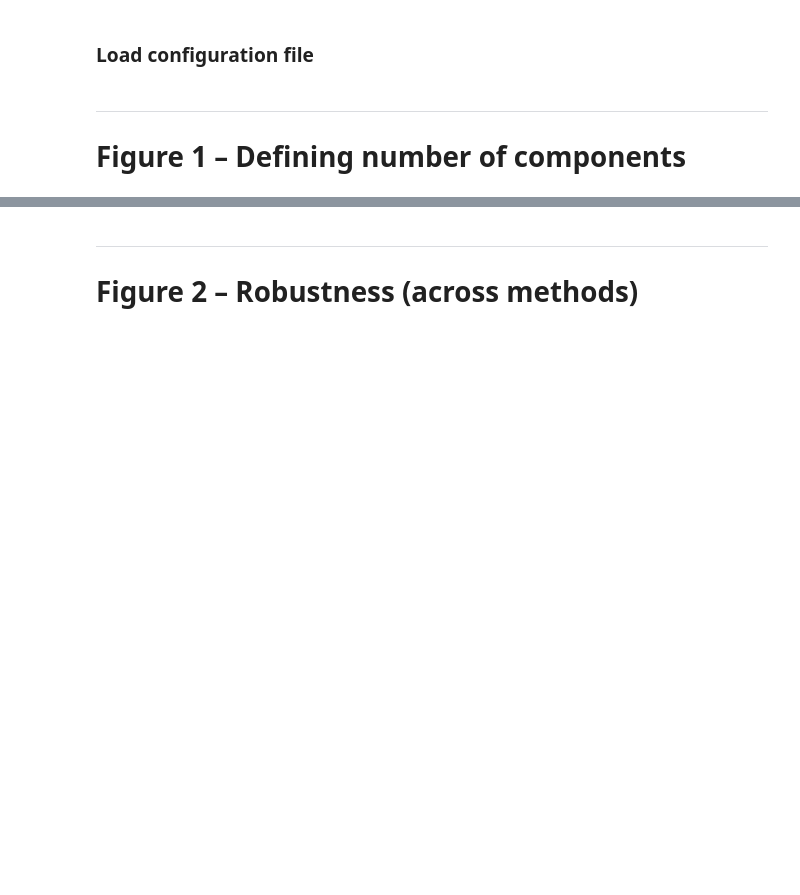
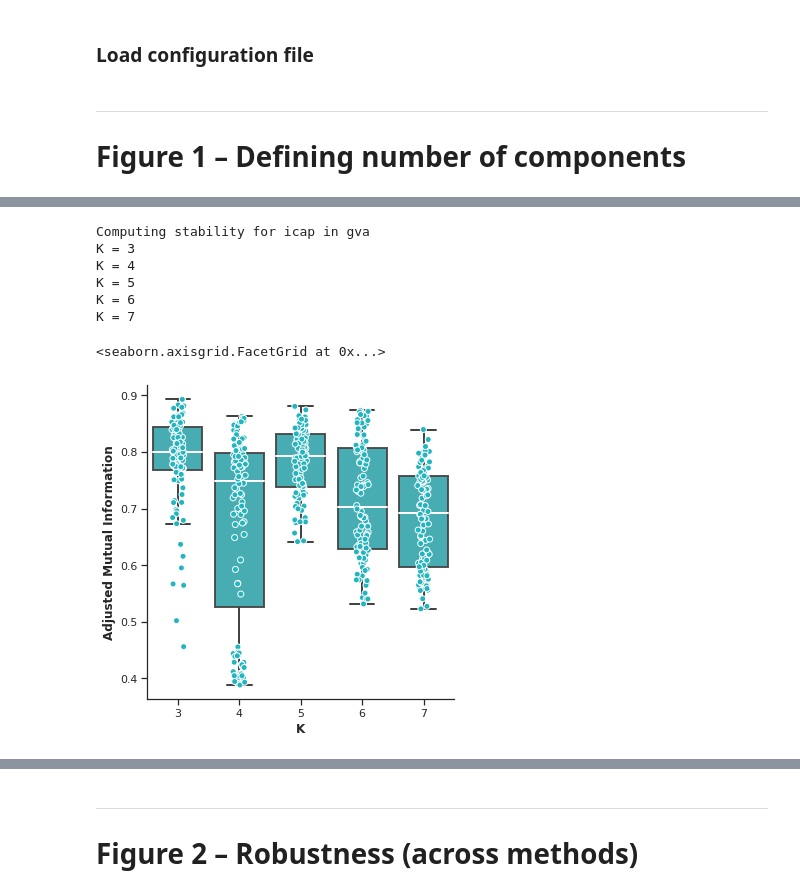
Before and after one commit to NawalK/hc_project_analyses, a Jupyter notebook: notebook/analysis_spine_only_paper.ipynb, the cells around one changed output, grey strips where cells are left out. Drawn from its saved outputs; the diff is of its cells as text; code cells hidden in the pictures; blank space fills up the shorter version.

```diff
--- a/notebook/analysis_spine_only_paper.ipynb
+++ b/notebook/analysis_spine_only_paper.ipynb
@@ -144,0 +61,58 @@ g.set_axis_labels("K", "Mean dice coefficient",fontsize=12, fontweight='bold')
+# %%
+# Initializing parameters
+methods = ['icap']
+datasets = ['gva']
+nperm = 56
+save_df = False
+
+# Create structure to save results
+all_methods = []
+all_datasets = []
+all_kmax = []
+all_sim = []
+all_n = []
+# For each method & dataset
+for method in methods:
+    for dataset in datasets:
+        krange = range(7,12) if dataset == 'mtl' else range(3,8)
+        print(f'Computing stability for {method} in {dataset}')
+        # Looping through K and permutations
+        for k_i,kmax in enumerate(krange):
+            print(f'K = {kmax}')
+             # Load reference data (entire group)
+            data_ref = nib.load(glob.glob(config['main_dir']+config['data'][dataset][method]['spinalcord']['dir'] + '/K_' + str(kmax) + '/comp_zscored/*' + config['data'][dataset][method]['spinalcord']["tag_filename"] + '*')[0]).get_fdata()
+            for n in range(0,nperm):
+                all_methods.append(method)
+                all_datasets.append(dataset)
+                all_kmax.append(kmax)
+                all_n.append(n)
+                # Load permutation data
+                data_perm = nib.load(glob.glob(config['main_dir']+config['data'][dataset][method + '_perm']['spinalcord']['dir'] + str(n+1) + '*/K_' + str(kmax) + '*/' + config['data'][dataset][method + '_perm']['spinalcord']['comp_folder'] + '/*' + config['data'][dataset][method + '_perm']['spinalcord']["tag_filename"] + '*.nii*')[0]).get_fdata()
+                # Compute similarity matrix between perm data and ref
+                [tmp_mat,_,_] = compute_similarity(config,data_ref,data_perm,method='Dice',thresh1=1,thresh2=1,verbose=False)
+                # Take mean of the diagonal as a summary measure of similarity
+                all_sim.append(np.mean(np.diag(tmp_mat)))
+colnames = ["method","dataset","kmax","perm","sim"]
+perm_df = pd.DataFrame(list(zip(all_methods, all_datasets, all_kmax, all_n, all_sim)), columns=colnames)
+if save_df == True:
+    perm_df.to_csv(config['main_dir'] + config['output_dir'] + 'perm_df_' + config['output_tag'] + '.csv', sep=' ', index=False)
+# %% [output]
+Computing stability for icap in gva
+K = 3
+K = 4
+K = 5
+K = 6
+K = 7
+# %%
+ami_gva = pd.read_csv(config['main_dir'] + config['output_dir'] + 'gva_10sub.csv', names = [3,4,5,6,7])
+sns.set(style="ticks",  font='sans-serif')
+g=sns.catplot(data=ami_gva, kind="box",  legend=True, legend_out=True,
+             linewidth=2,color='#20b5bf', medianprops=dict(color="white"),
+            boxprops=dict(alpha=.9),fliersize=0, aspect=1) #fliersize=0)
+g.fig.set_size_inches(5,5)
+sns.stripplot(data=ami_gva, size=6, color='#20b5bf', alpha=1, linewidth=1,edgecolor='white',dodge=True)
+
+g.set_axis_labels("K", "Adjusted Mutual Information",fontsize=12, fontweight='bold')
+# %% [output]
+<seaborn.axisgrid.FacetGrid at 0x...>
+[figure, added]
```
Also changed, not shown: parts of 49 cells of this notebook, 3 other files.
